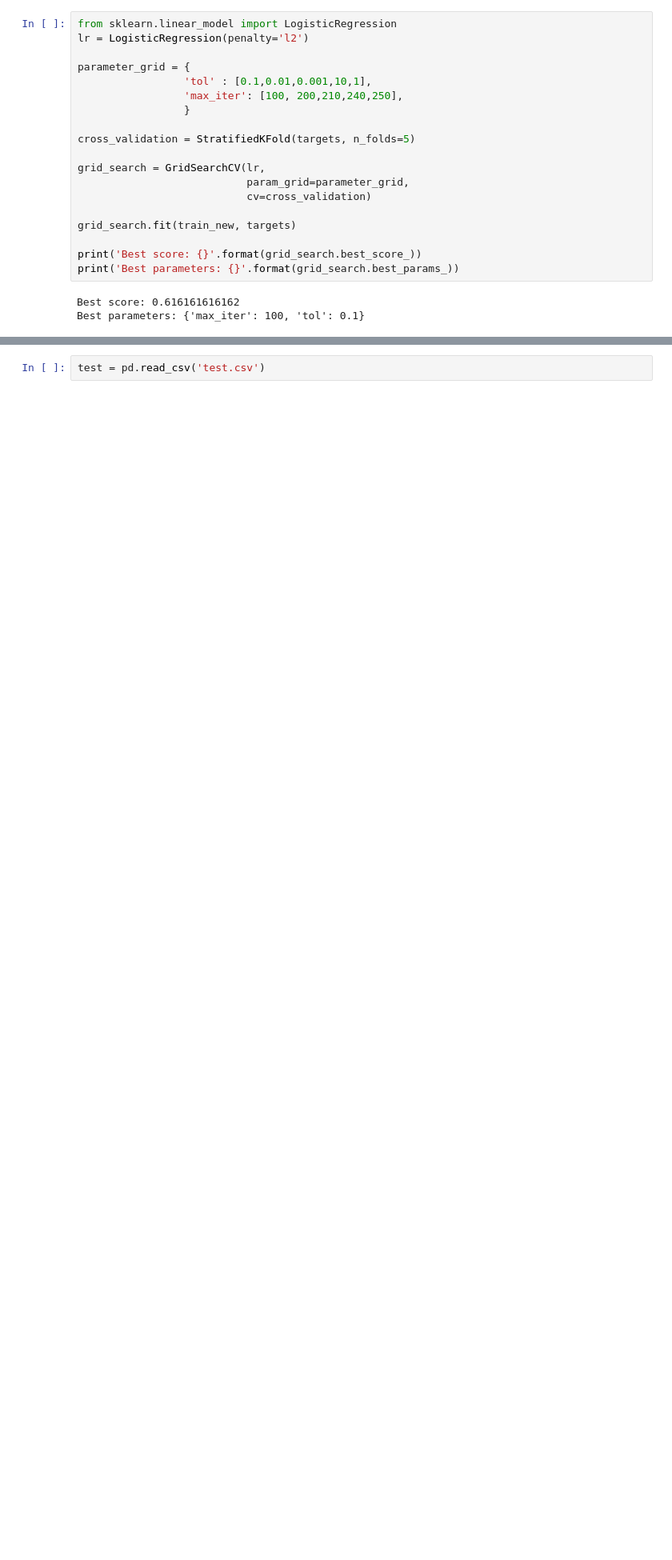
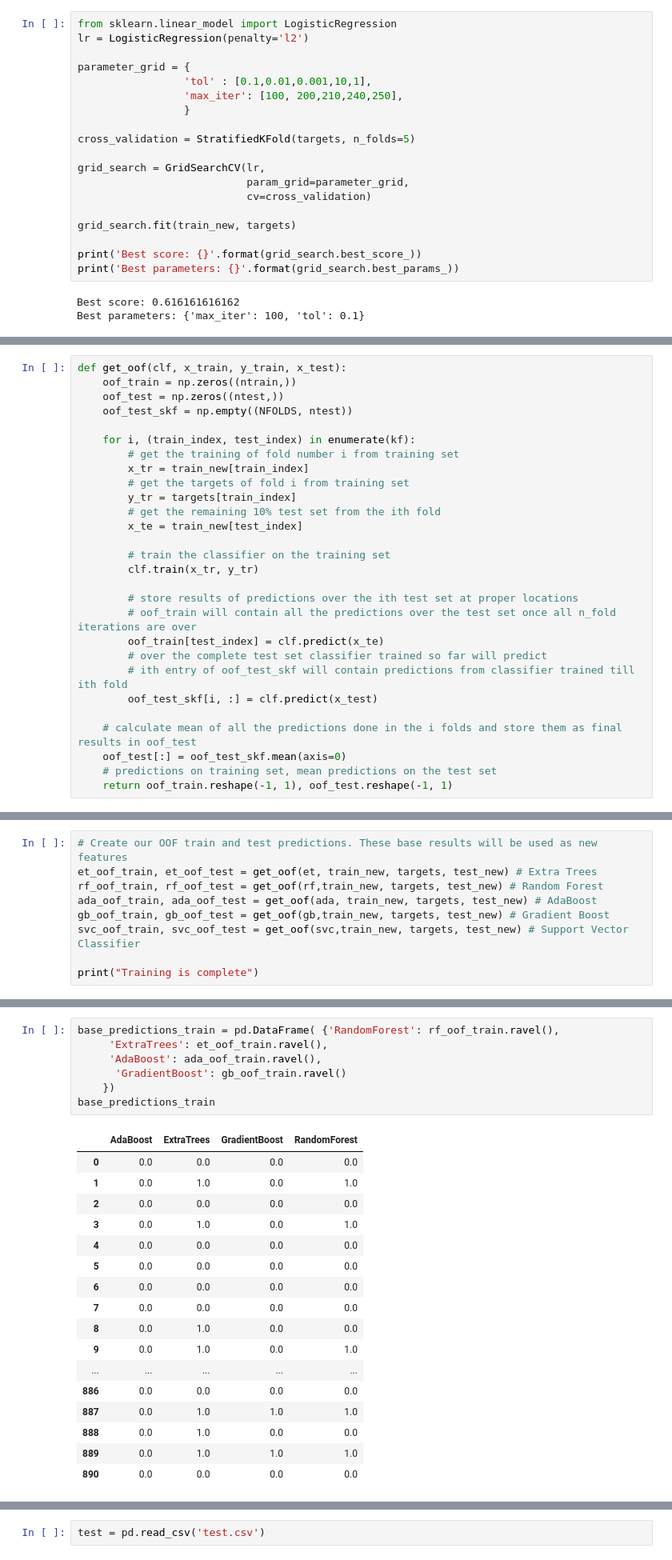
Before and after one commit to codelibra/kaggle-titanic, a Jupyter notebook: kaggle-titanic.ipynb, the cells around one changed output, grey strips where cells are left out. Shown at 80% size. Drawn from its saved outputs; the diff is of its cells as text; blank space fills up the shorter version.

Commit message:
used a lot of things.. ensembling, voting, stacking etc..

```diff
--- a/kaggle-titanic.ipynb
+++ b/kaggle-titanic.ipynb
@@ -637,0 +736,28 @@ test_predictions=test_predictions.astype(int)
+# %%
+def get_oof(clf, x_train, y_train, x_test):
+    oof_train = np.zeros((ntrain,))
+    oof_test = np.zeros((ntest,))
+    oof_test_skf = np.empty((NFOLDS, ntest))
+
+    for i, (train_index, test_index) in enumerate(kf):
+        # get the training of fold number i from training set
+        x_tr = train_new[train_index]
+        # get the targets of fold i from training set
+        y_tr = targets[train_index]
+        # get the remaining 10% test set from the ith fold
+        x_te = train_new[test_index]
+
+        # train the classifier on the training set
+        clf.train(x_tr, y_tr)
+
+        # store results of predictions over the ith test set at proper locations
+        # oof_train will contain all the predictions over the test set once all n_fold iterations are over
+        oof_train[test_index] = clf.predict(x_te)
+        # over the complete test set classifier trained so far will predict
+        # ith entry of oof_test_skf will contain predictions from classifier trained till ith fold
+        oof_test_skf[i, :] = clf.predict(x_test)
+
+    # calculate mean of all the predictions done in the i folds and store them as final results in oof_test
+    oof_test[:] = oof_test_skf.mean(axis=0)
+    # predictions on training set, mean predictions on the test set
+    return oof_train.reshape(-1, 1), oof_test.reshape(-1, 1)
@@ -637,0 +766,9 @@ test_predictions=test_predictions.astype(int)
+# %%
+# Create our OOF train and test predictions. These base results will be used as new features
+et_oof_train, et_oof_test = get_oof(et, train_new, targets, test_new) # Extra Trees
+rf_oof_train, rf_oof_test = get_oof(rf,train_new, targets, test_new) # Random Forest
+ada_oof_train, ada_oof_test = get_oof(ada, train_new, targets, test_new) # AdaBoost
+gb_oof_train, gb_oof_test = get_oof(gb,train_new, targets, test_new) # Gradient Boost
+svc_oof_train, svc_oof_test = get_oof(svc,train_new, targets, test_new) # Support Vector Classifier
+
+print("Training is complete")
@@ -637,0 +843,25 @@ test_predictions=test_predictions.astype(int)
+# %%
+base_predictions_train = pd.DataFrame( {'RandomForest': rf_oof_train.ravel(),
+     'ExtraTrees': et_oof_train.ravel(),
+     'AdaBoost': ada_oof_train.ravel(),
+      'GradientBoost': gb_oof_train.ravel()
+    })
+base_predictions_train
+# %% [output]
+|  | AdaBoost | ExtraTrees | GradientBoost | RandomForest |
+| 0 | 0.0 | 0.0 | 0.0 | 0.0 |
+| 1 | 0.0 | 1.0 | 0.0 | 1.0 |
+| 2 | 0.0 | 0.0 | 0.0 | 0.0 |
+| 3 | 0.0 | 1.0 | 0.0 | 1.0 |
+| 4 | 0.0 | 0.0 | 0.0 | 0.0 |
+| 5 | 0.0 | 0.0 | 0.0 | 0.0 |
+| 6 | 0.0 | 0.0 | 0.0 | 0.0 |
+| 7 | 0.0 | 0.0 | 0.0 | 0.0 |
+| 8 | 0.0 | 1.0 | 0.0 | 0.0 |
+| 9 | 0.0 | 1.0 | 0.0 | 1.0 |
+| ... | ... | ... | ... | ... |
+| 886 | 0.0 | 0.0 | 0.0 | 0.0 |
+| 887 | 0.0 | 1.0 | 1.0 | 1.0 |
+| 888 | 0.0 | 1.0 | 0.0 | 0.0 |
+| 889 | 0.0 | 1.0 | 1.0 | 1.0 |
+| 890 | 0.0 | 0.0 | 0.0 | 0.0 |
```
Also changed, not shown: parts of 40 cells of this notebook, 1 other file.
